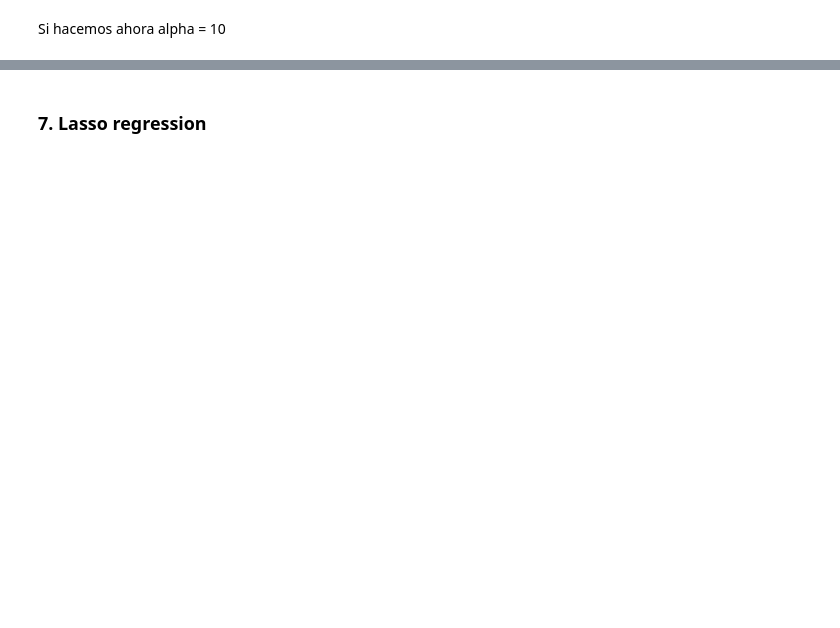
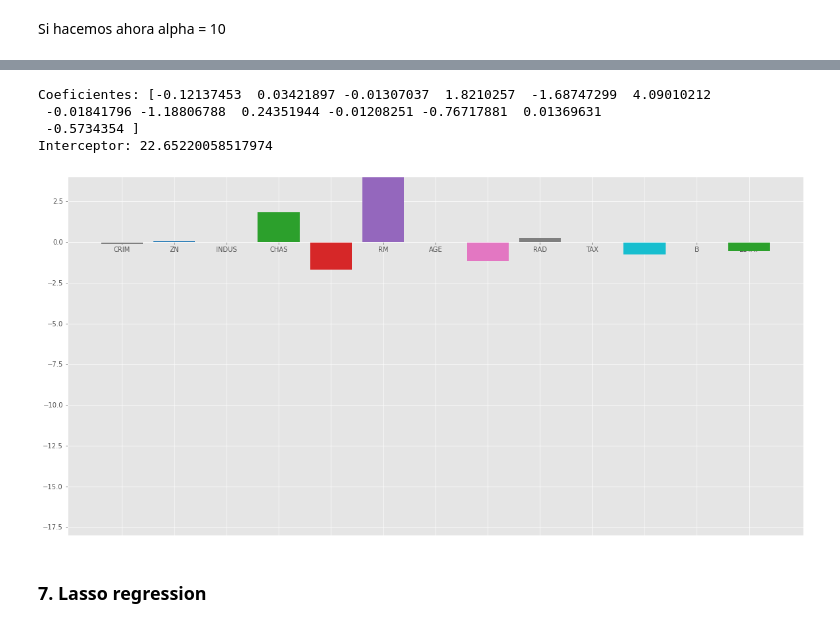
Before and after one commit to rafazamb/DS_PT_ENE21, a Jupyter notebook: 2-Machine_Learning/2.1_Supervised/2.1.3 Regularization/Regularization clase - solucion.ipynb, the cells around one changed output, grey strips where cells are left out. Cells and saved outputs as stored; diff of their text form; code cells hidden in the pictures; blank space fills up the shorter version.

```diff
--- a/2-Machine_Learning/2.1_Supervised/2.1.3 Regularization/Regularization clase - solucion.ipynb
+++ b/2-Machine_Learning/2.1_Supervised/2.1.3 Regularization/Regularization clase - solucion.ipynb
@@ -54,2 +220,16 @@ Veamos en la gráfica cómo quedaría para alpha = 1
 # %% [markdown]
 Si hacemos ahora alpha = 10
+# %%
+ridgeR = Ridge(alpha = 10)
+ridgeR.fit(x_train, y_train)
+y_pred = ridgeR.predict(x_test)
+
+# calculo el mse
+mean_squared_error_ridge = np.mean((y_pred - y_test)**2)
+print(mean_squared_error_ridge)
+
+# coeficientes y los pinto
+ridge_coefficient = pd.DataFrame()
+ridge_coefficient["Columns"] = x_train.columns
+ridge_coefficient['Coefficient Estimate'] = ridgeR.coef_
+print(ridge_coefficient)
@@ -56,2 +252,29 @@ Si hacemos ahora alpha = 10
+# %%
+print("Coeficientes:", ridgeR.coef_)
+print("Interceptor:", ridgeR.intercept_)
+# %% [output]
+Coeficientes: [-0.12137453  0.03421897 -0.01307037  1.8210257  -1.68747299  4.09010212
+ -0.01841796 -1.18806788  0.24351944 -0.01208251 -0.76717881  0.01369631
+ -0.5734354 ]
+Interceptor: 22.65220058517974
+# %%
+# plotting the coefficient score
+fig, ax = plt.subplots(figsize =(20, 10))
+
+color =['tab:gray', 'tab:blue', 'tab:orange',
+'tab:green', 'tab:red', 'tab:purple', 'tab:brown',
+'tab:pink', 'tab:gray', 'tab:olive', 'tab:cyan',
+'tab:orange', 'tab:green', 'tab:blue', 'tab:olive']
+
+ax.bar(ridge_coefficient["Columns"],
+      ridge_coefficient['Coefficient Estimate'],
+      color = color)
+
+ax.spines['bottom'].set_position('zero')
+ax.set_ylim([-18, 4])
+
+plt.style.use('ggplot')
+# %% [output]
+[figure, added]
 # %% [markdown]
 ### 7. Lasso regression
```
Also changed, not shown: parts of 17 cells of this notebook, 13 other files.
